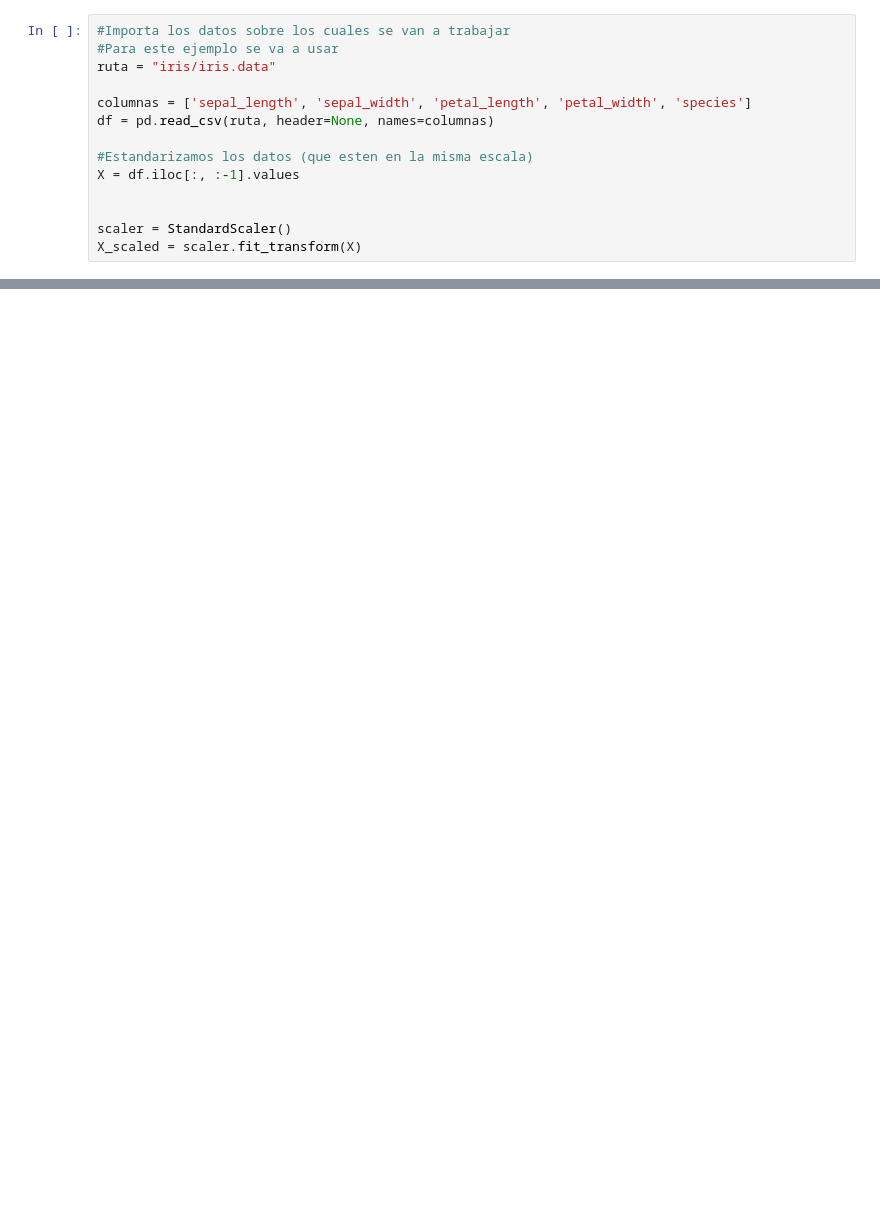
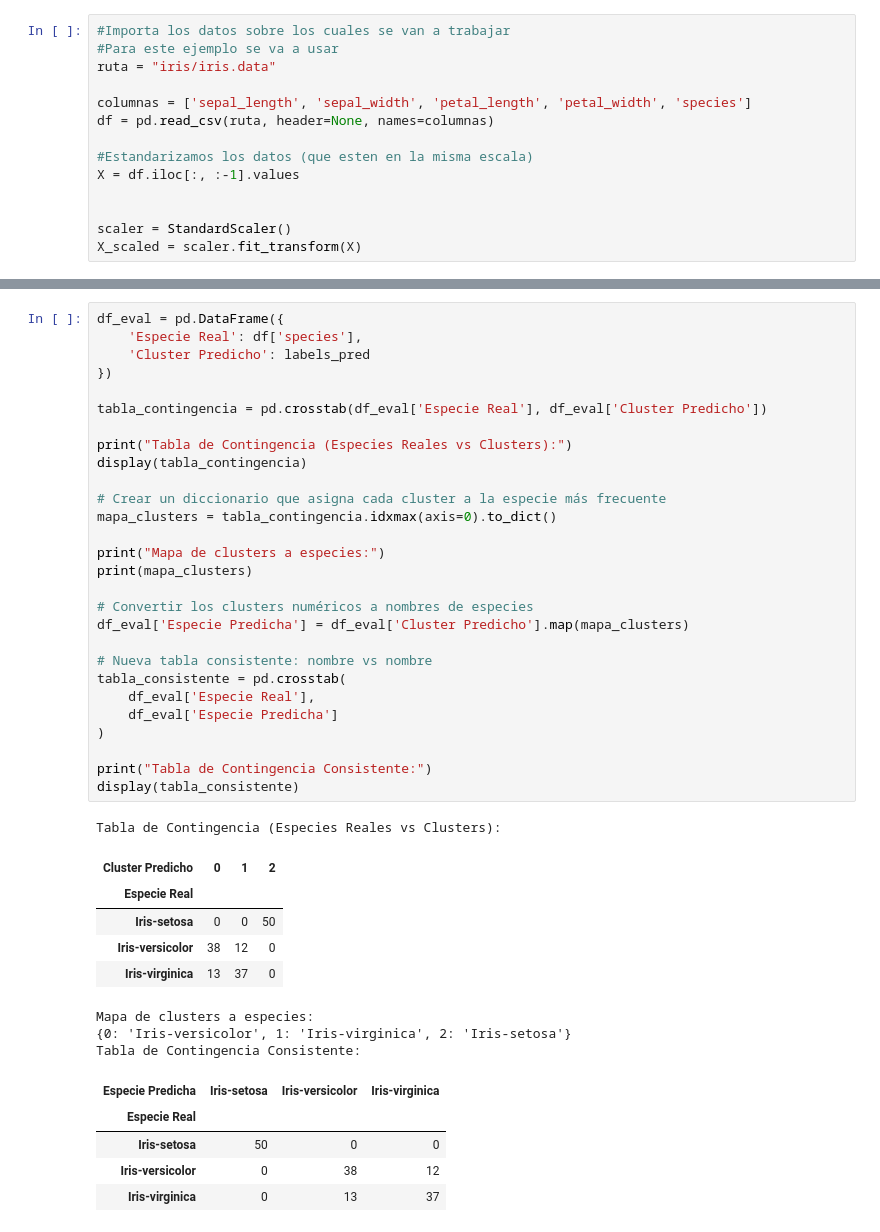
Before and after one commit to EduardoVelazquezBarragan/Trust-Region-K-Means, a Jupyter notebook: k-means.ipynb, the cells around one changed output, grey strips where cells are left out. Cells and saved outputs as stored; diff of their text form; blank space fills up the shorter version.

```diff
--- a/k-means.ipynb
+++ b/k-means.ipynb
@@ -63,0 +140,43 @@ El valor mínimo es:
+# %%
+df_eval = pd.DataFrame({
+    'Especie Real': df['species'],
+    'Cluster Predicho': labels_pred
+})
+
+tabla_contingencia = pd.crosstab(df_eval['Especie Real'], df_eval['Cluster Predicho'])
+
+print("Tabla de Contingencia (Especies Reales vs Clusters):")
+display(tabla_contingencia)
+
+# Crear un diccionario que asigna cada cluster a la especie más frecuente
+mapa_clusters = tabla_contingencia.idxmax(axis=0).to_dict()
+
+print("Mapa de clusters a especies:")
+print(mapa_clusters)
+
+# Convertir los clusters numéricos a nombres de especies
+df_eval['Especie Predicha'] = df_eval['Cluster Predicho'].map(mapa_clusters)
+
+# Nueva tabla consistente: nombre vs nombre
+tabla_consistente = pd.crosstab(
+    df_eval['Especie Real'],
+    df_eval['Especie Predicha']
+)
+
+print("Tabla de Contingencia Consistente:")
+display(tabla_consistente)
+# %% [output]
+Tabla de Contingencia (Especies Reales vs Clusters):
+| Cluster Predicho | 0 | 1 | 2 |
+| Especie Real |  |  |  |
+| Iris-setosa | 0 | 0 | 50 |
+| Iris-versicolor | 38 | 12 | 0 |
+| Iris-virginica | 13 | 37 | 0 |
+Mapa de clusters a especies:
+{0: 'Iris-versicolor', 1: 'Iris-virginica', 2: 'Iris-setosa'}
+Tabla de Contingencia Consistente:
+| Especie Predicha | Iris-setosa | Iris-versicolor | Iris-virginica |
+| Especie Real |  |  |  |
+| Iris-setosa | 50 | 0 | 0 |
+| Iris-versicolor | 0 | 38 | 12 |
+| Iris-virginica | 0 | 13 | 37 |
```
Also changed, not shown: parts of 6 cells of this notebook.
